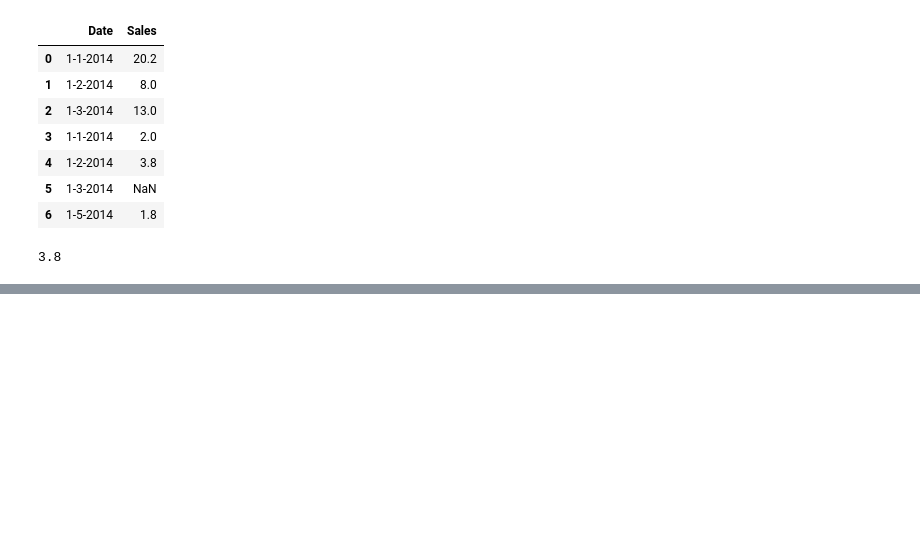
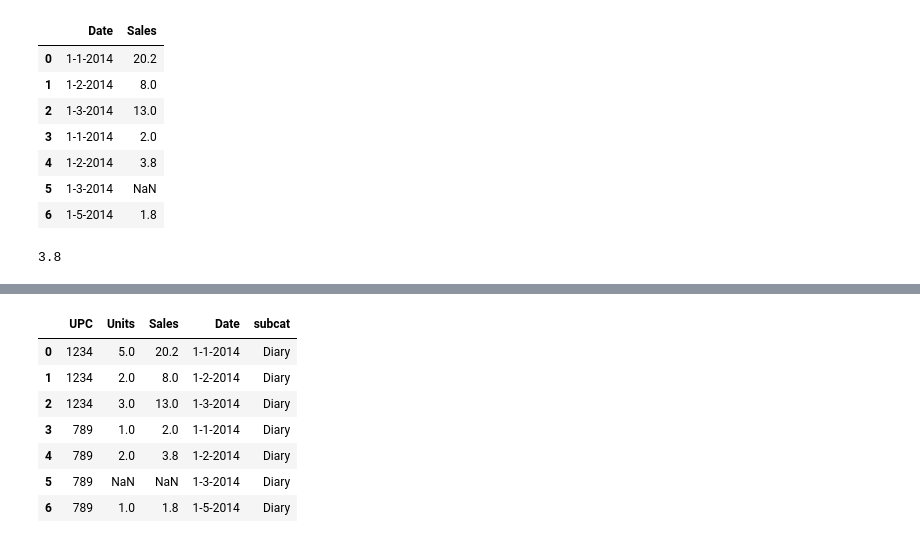
Before and after one commit to owaisahmad315/pandas, a Jupyter notebook: Data_Frame_Methods.ipynb, the cells around one changed output, grey strips where cells are left out. Drawn from its saved outputs; the diff is of its cells as text; code cells hidden in the pictures; blank space fills up the shorter version.

```diff
--- a/Data_Frame_Methods.ipynb
+++ b/Data_Frame_Methods.ipynb
@@ -282,0 +317,28 @@ sales.iat[4,2]
+# %%
+# Deleting Columns
+'''
+There are at least four ways to remove a column:
+
+The .pop method
+The .drop method with axis=1
+The .reindex method
+Indexing with a list of new columns
+
+The .pop method takes the name of a column and removes it from the
+data frame. It operates in-place. Rather than returning a data frame, it
+returns the removed column. Below, the column subcat will be added and
+then subsequently removed:
+
+'''
+
+sales['subcat'] = 'Diary'
+sales
+# %% [output]
+|  | UPC | Units | Sales | Date | subcat |
+| 0 | 1234 | 5.0 | 20.2 | 1-1-2014 | Diary |
+| 1 | 1234 | 2.0 | 8.0 | 1-2-2014 | Diary |
+| 2 | 1234 | 3.0 | 13.0 | 1-3-2014 | Diary |
+| 3 | 789 | 1.0 | 2.0 | 1-1-2014 | Diary |
+| 4 | 789 | 2.0 | 3.8 | 1-2-2014 | Diary |
+| 5 | 789 | NaN | NaN | 1-3-2014 | Diary |
+| 6 | 789 | 1.0 | 1.8 | 1-5-2014 | Diary |
```
Also changed, not shown: parts of 11 cells of this notebook.
